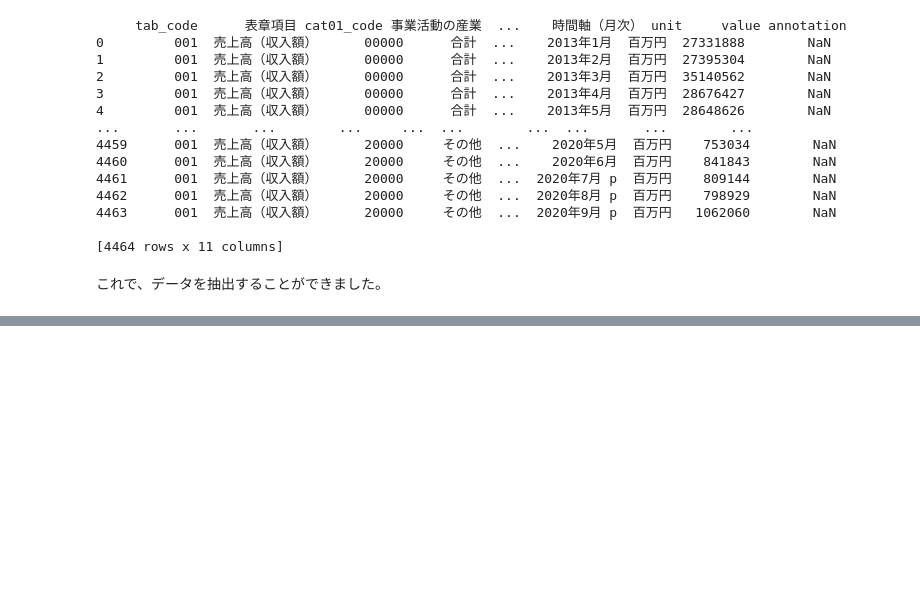
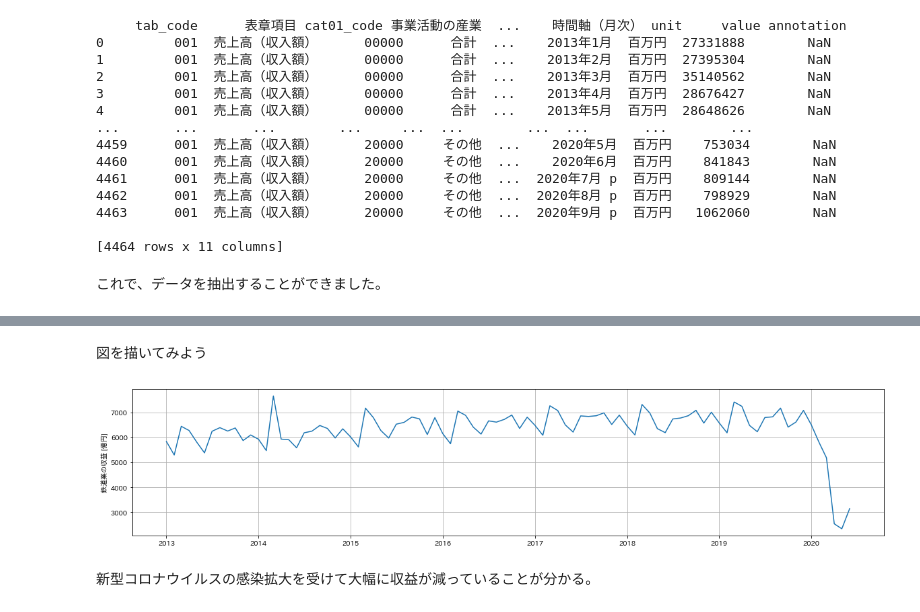
Before and after one commit to SotaYoshida/Lecture_DataScience, a Jupyter notebook: Python_chapter_WebScraping.ipynb, the cells around one changed output, grey strips where cells are left out. Saved outputs shown, nothing was run; the diff lists cells and outputs as text; code cells hidden in the pictures; blank space fills up the shorter version.

```diff
--- a/Python_chapter_WebScraping.ipynb
+++ b/Python_chapter_WebScraping.ipynb
@@ -284,0 +316,9 @@ print(df)
+# %%
+ndf = df[df["事業活動の産業"] == "42鉄道業"] #dfの中の、"事業活動の産業欄が"42鉄道業"のものを抽出し、ndfと名前をつける
+
+ndf = ndf[ndf["時間軸（月次）"].str.endswith("月")]
+ndf["時間軸（月次）"] = pd.to_datetime(ndf["時間軸（月次）"], format="%Y年%m月")
+ndf = ndf.sort_values("時間軸（月次）")
+
+#必要なところだけ抽出すると...
+ndf[["時間軸（月次）", "value", "unit"]]
@@ -284,0 +339,2 @@ print(df)
+# %% [markdown]
+図を描いてみよう
@@ -284,0 +345,14 @@ print(df)
+# %%
+x = ndf["時間軸（月次）"].values
+y = ndf["value"].values.astype(float) * 1.e-2  # XX億円に換算
+
+plt.figure(figsize=(20, 4))
+plt.plot(x, y)
+plt.ylabel("鉄道業の収益 [億円]")
+plt.grid()
+plt.show()
+plt.close()
+# %% [output]
+[figure, added]
+# %% [markdown]
+新型コロナウイルスの感染拡大を受けて大幅に収益が減っていることが分かる。
```
Also changed, not shown: parts of 9 cells of this notebook.
